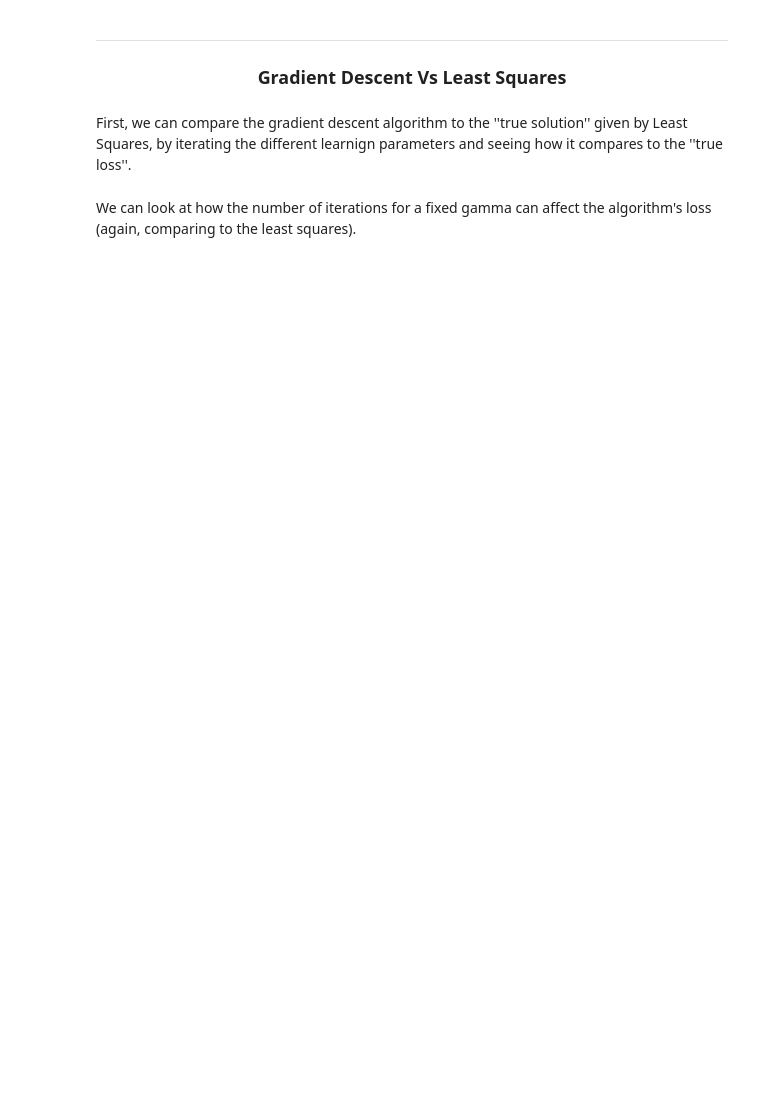
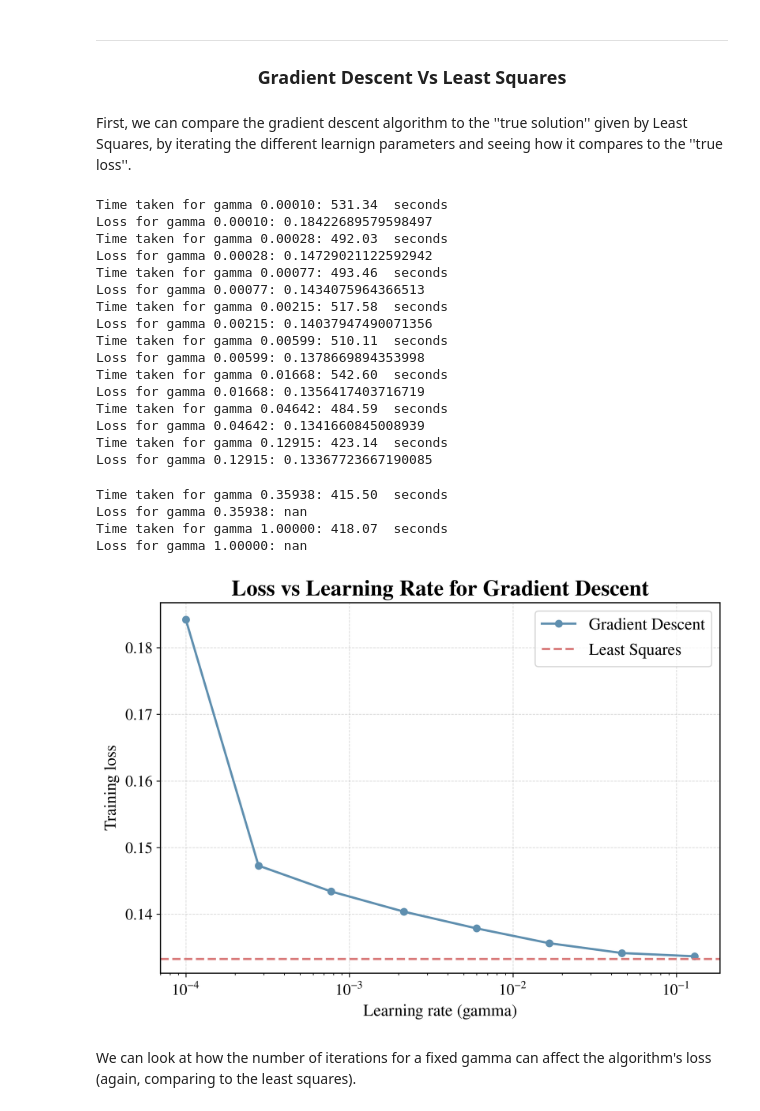
Before and after one commit to TheImprovedMuffinMan/ML_project1_MMA, a Jupyter notebook: code/run.ipynb, the cells around one changed output. Cells and saved outputs as stored; diff of their text form; code cells hidden in the pictures; blank space fills up the shorter version.

```diff
--- a/code/run.ipynb
+++ b/code/run.ipynb
@@ -209,31 +198,68 @@ for name in ["_FRUTSUM", "_VEGESUM"]:
 # %% [markdown]
 First, we can compare the gradient descent algorithm to the ''true solution'' given by Least Squares, by iterating the different learnign parameters and seeing how it compares to the ''true loss''.
 # %%
-# grid testing for the learning rate (gamma) in gradient descent
-gammas = np.logspace(-5, 0, 10)  # 10 values from 1e-5 to 1
+# Grid testing for the learning rate (gamma)
+gammas = np.logspace(-4, 0, 10)  # 10 values from 1e-4 to 1
 max_iters = 1000
-initial_w = np.ones(x_train.shape[1])
+initial_w = np.zeros(x_train.shape[1])
+
 losses = []
 
 for gamma in gammas:
     start_time = time.time()
-    w, loss = imp.mean_squared_error_gd(y_train, x_train, initial_w, max_iters, gamma)
+
+    w, loss = imp.mean_squared_error_gd(y_train, x_train, initial_w, max_iters,
+                                        gamma)
+
     end_time = time.time()
-    print(f"Time taken for gamma {gamma:.5f}: {end_time - start_time:.2f} ", "seconds")
-    print(f"Loss for gamma {gamma:.5f}: {loss:.5f}")
+
+    print(f"Time taken for gamma {gamma:.5f}: {end_time - start_time:.2f}",
+          " seconds")
+    print(f"Loss for gamma {gamma:.5f}: {loss}")
 
     losses.append(loss)
 
 # Least squares reference
 w_ls, loss_ls = imp.least_squares(y_train, x_train)
+print(f"Least squares loss: {loss_ls}")
 
-plt.semilogx(gammas, losses, marker="o", label="Gradient Descent", color=COLORS["blue"])
+losses = np.array(losses)
+
+# Plot only finite GD losses
+valid = np.isfinite(losses)
+
+plt.semilogx(gammas[valid], losses[valid], marker="o", label="Gradient Descent",
+             color=COLORS["blue"])
+
 plt.axhline(loss_ls, color=COLORS["red"], linestyle="--", label="Least Squares")
+
 plt.xlabel("Learning rate (gamma)")
-plt.ylabel("Loss")
+plt.ylabel("Training loss")
 plt.title("Loss vs Learning Rate for Gradient Descent")
 plt.legend()
 plt.show()
+# %% [output]
+Time taken for gamma 0.00010: 531.34  seconds
+Loss for gamma 0.00010: 0.18422689579598497
+Time taken for gamma 0.00028: 492.03  seconds
+Loss for gamma 0.00028: 0.14729021122592942
+Time taken for gamma 0.00077: 493.46  seconds
+Loss for gamma 0.00077: 0.1434075964366513
+Time taken for gamma 0.00215: 517.58  seconds
+Loss for gamma 0.00215: 0.14037947490071356
+Time taken for gamma 0.00599: 510.11  seconds
+Loss for gamma 0.00599: 0.1378669894353998
+Time taken for gamma 0.01668: 542.60  seconds
+Loss for gamma 0.01668: 0.1356417403716719
+Time taken for gamma 0.04642: 484.59  seconds
+Loss for gamma 0.04642: 0.1341660845008939
+Time taken for gamma 0.12915: 423.14  seconds
+Loss for gamma 0.12915: 0.13367723667190085
+Time taken for gamma 0.35938: 415.50  seconds
+Loss for gamma 0.35938: nan
+Time taken for gamma 1.00000: 418.07  seconds
+Loss for gamma 1.00000: nan
+[figure, added]
 # %% [markdown]
 We can look at how the number of iterations for a fixed gamma can affect the algorithm's loss (again, comparing to the least squares).
 # %%
```
Also changed, not shown: parts of 13 cells of this notebook, 3 other files.
